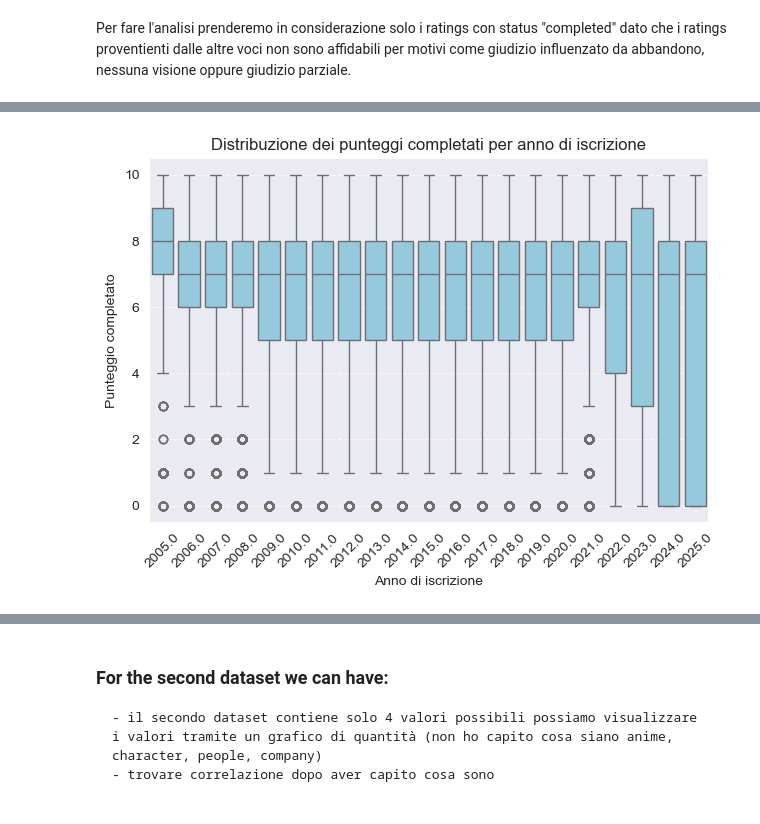
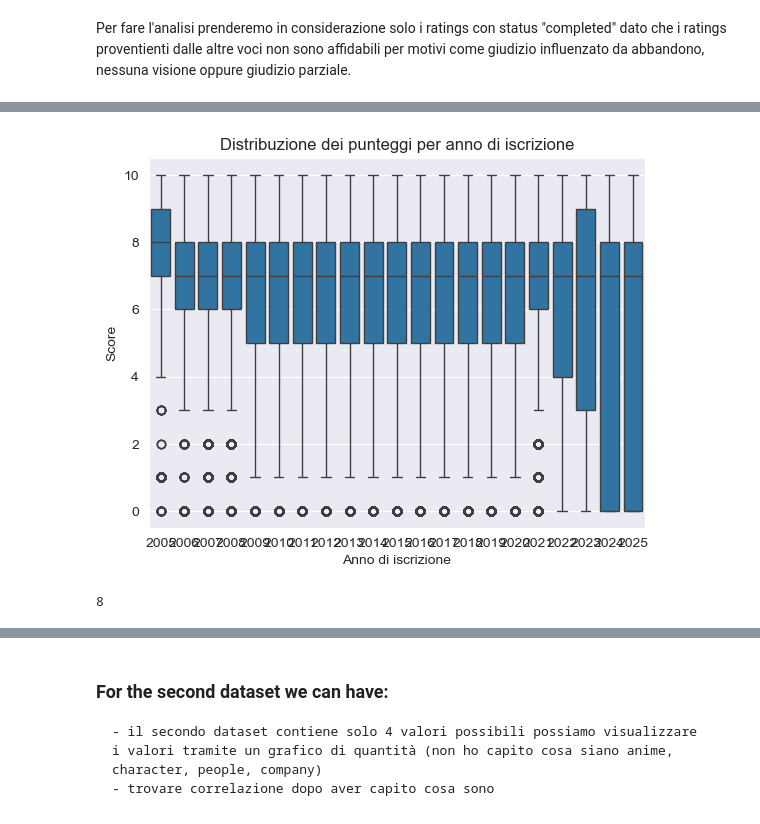
Before and after one commit to denis-budau/HCI-TWEB_2025-26, a Jupyter notebook: solution/data_visualitation.ipynb, the cells around one changed output, grey strips where cells are left out. Cells and saved outputs as stored; diff of their text form; code cells hidden in the pictures.

Commit message:
riordine, fix dei bug e continuo data visualisation

```diff
--- a/solution/data_visualitation.ipynb
+++ b/solution/data_visualitation.ipynb
@@ -237,14 +258,11 @@ Inoltre, potremmo utilizzare questa colonna per analizzare come i gusti degli ut
 # %%
-# Convertiamo la colonna in datetime ()
-profiles_df['joined'] = pd.to_datetime(profiles_df['joined'], errors='coerce')
-
 # Estraiamo l'anno di iscrizione
-profiles_df['joined'] = profiles_df['joined'].dt.year
+profiles_df['joined_year'] = profiles_df['joined'].dt.year
 
 # Contiamo quante iscrizioni ci sono per ogni anno
-joined_per_year = profiles_df.groupby('joined').size()
+joined_per_year = profiles_df.groupby('joined_year').size()
 
-plt.plot(joined_per_year.index, joined_per_year.values, marker='o', color="skyblue", linestyle='-', linewidth=2, markersize=6)
+plt.plot(joined_per_year.index, joined_per_year.values, marker='o', color="skyblue")
 
 plt.title("Join by year")
 plt.xlabel("Year")
@@ -364,13 +393,17 @@ avg_score_by_year.index = avg_score_by_year.index.astype(int)
 # %%
-# Facciamo il boxplot
-sns.boxplot(x='join_year', y='score', data=completed_df, color='skyblue')
+# Rimuoviamo le righe con NaN in join_year o score
+# controllare se è giusto fare cosi o no
+plot_df = completed_df.dropna(subset=['join_year', 'score']).copy()
 
-plt.title("Distribuzione dei punteggi completati per anno di iscrizione")
+# Convertiamo join_year in int classico
+plot_df['join_year'] = plot_df['join_year'].astype(int)
+
+# Boxplot
+# mettere apposto l'asse x per avere gli anni in verticale
+sns.boxplot(x='join_year', y='score', data=plot_df)
+plt.title("Distribuzione dei punteggi per anno di iscrizione")
 plt.xlabel("Anno di iscrizione")
-plt.ylabel("Punteggio completato")
-plt.xticks(rotation=45)
-plt.grid(True, axis='y', linestyle='--', alpha=0.7)
-plt.tight_layout()
+plt.ylabel("Score")
 plt.show()
 # %% [output]
-[figure, old version]
+[figure, new version]
@@ -376,0 +416,4 @@ plt.show()
+# %%
+num_zero_ratings
+# %% [output]
+8
```
Also changed, not shown: parts of 12 cells of this notebook.
